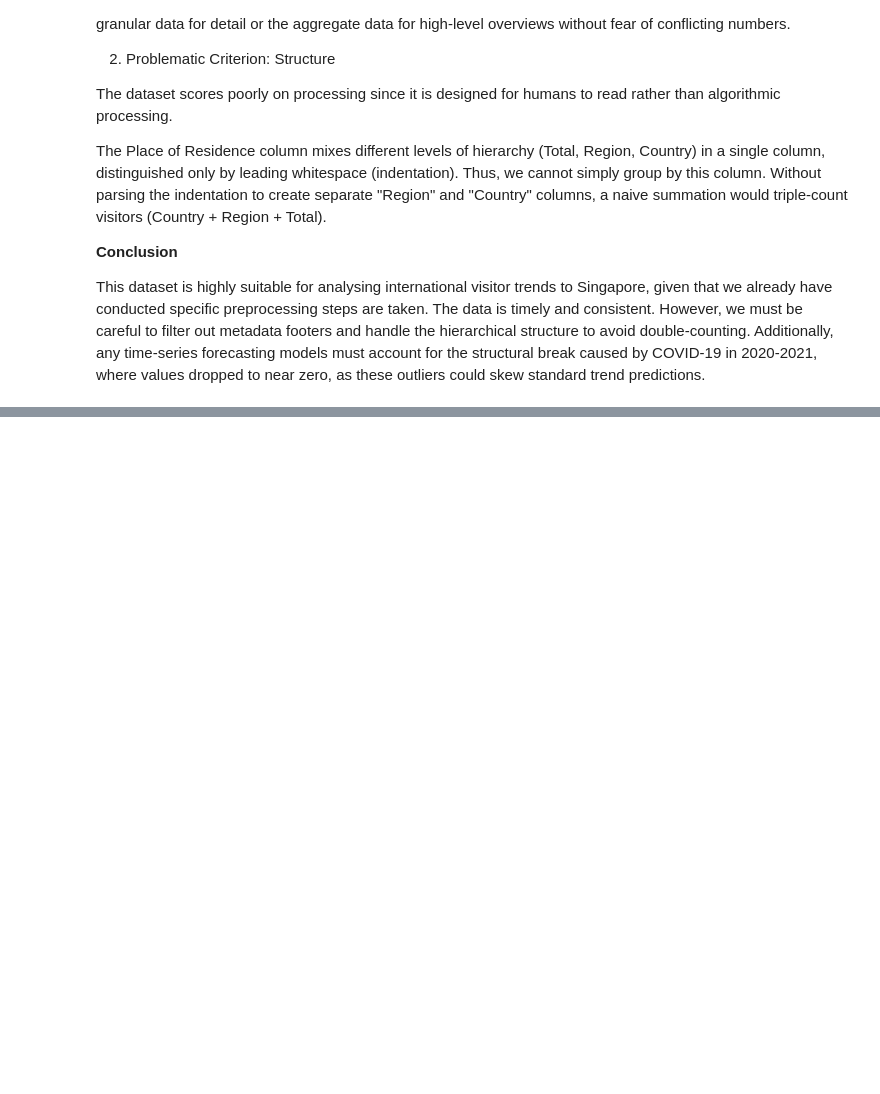
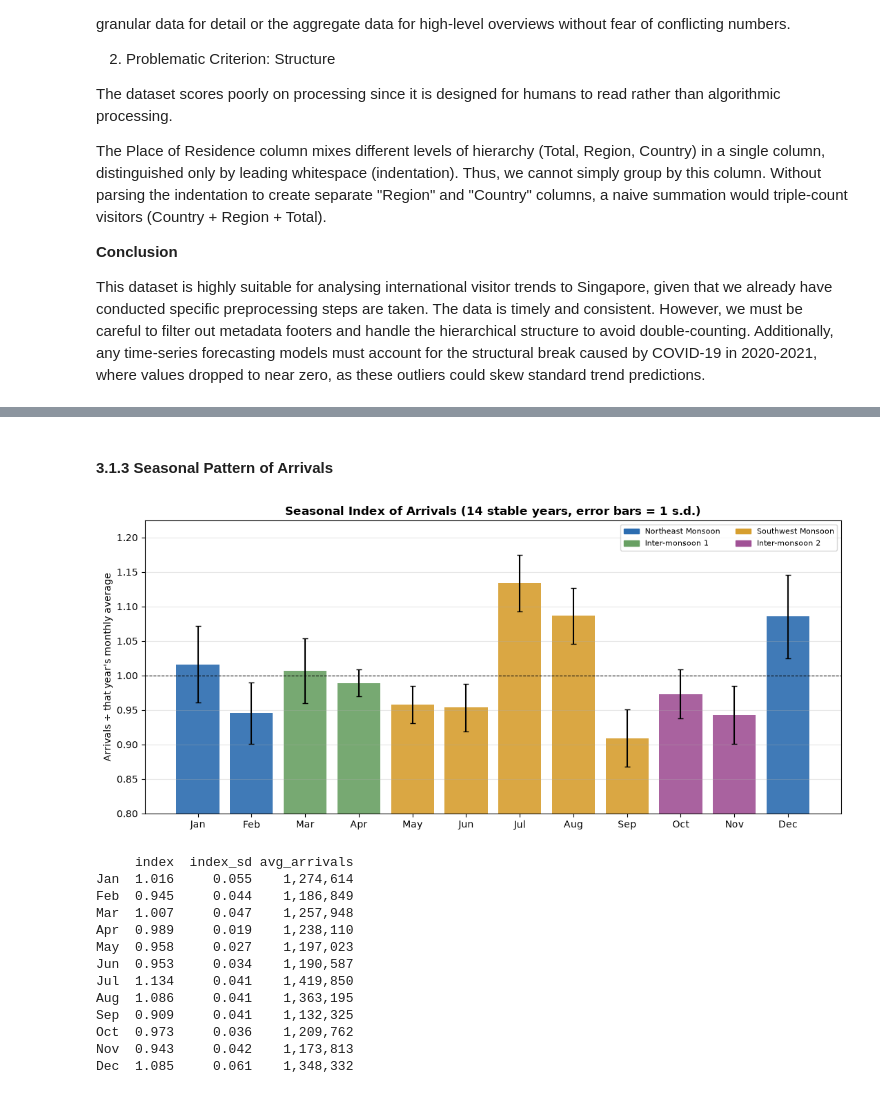
Before and after one commit to towe0004/Data-Processing, a Jupyter notebook: DP.ipynb, the cells around one changed output, grey strips where cells are left out. Saved outputs shown, nothing was run; the diff lists cells and outputs as text; code cells hidden in the pictures; blank space fills up the shorter version.

```diff
--- a/DP.ipynb
+++ b/DP.ipynb
@@ -1121,0 +1460,39 @@ This dataset is highly suitable for analysing international visitor trends to Si
+# %% [markdown]
+#### 3.1.3 Seasonal Pattern of Arrivals
+# %%
+stable = df[df['stable_year']]
+seasonal = stable.groupby('month_num')['arrivals_index'].agg(['mean', 'std'])
+seasonal['avg_arrivals'] = stable.groupby('month_num')[TARGET].mean()
+
+fig, ax = plt.subplots(figsize=(11, 5))
+colors = [SEASON_COLORS[MONTH_SEASON[m]] for m in seasonal.index]
+ax.bar(seasonal.index, seasonal['mean'], yerr=seasonal['std'], color=colors, capsize=3, alpha=0.9)
+ax.axhline(1, color='black', lw=0.8, ls='--')
+ax.set_ylim(0.8, seasonal['mean'].max() + seasonal['std'].max() + 0.03)
+ax.set_xticks(range(1, 13), MONTH_LBL)
+ax.set_ylabel("Arrivals ÷ that year's monthly average")
+ax.set_title(f"Seasonal Index of Arrivals ({len(stable['year'].unique())} stable years, error bars = 1 s.d.)",
+             fontsize=12, fontweight='bold')
+ax.legend(handles=[mpatches.Patch(color=c, label=s) for s, c in SEASON_COLORS.items()], fontsize=8, ncol=2)
+ax.grid(axis='y', alpha=0.3)
+plt.tight_layout()
+plt.show()
+
+out = seasonal.rename(columns={'mean': 'index', 'std': 'index_sd'}).round(3)
+out.index = MONTH_LBL
+print(out.to_string(formatters={'avg_arrivals': '{:,.0f}'.format}))
+# %% [output]
+[figure, added]
+     index  index_sd avg_arrivals
+Jan  1.016     0.055    1,274,614
+Feb  0.945     0.044    1,186,849
+Mar  1.007     0.047    1,257,948
+Apr  0.989     0.019    1,238,110
+May  0.958     0.027    1,197,023
+Jun  0.953     0.034    1,190,587
+Jul  1.134     0.041    1,419,850
+Aug  1.086     0.041    1,363,195
+Sep  0.909     0.041    1,132,325
+Oct  0.973     0.036    1,209,762
+Nov  0.943     0.042    1,173,813
+Dec  1.085     0.061    1,348,332
```
Also changed, not shown: parts of 48 cells of this notebook, 1 other file.
